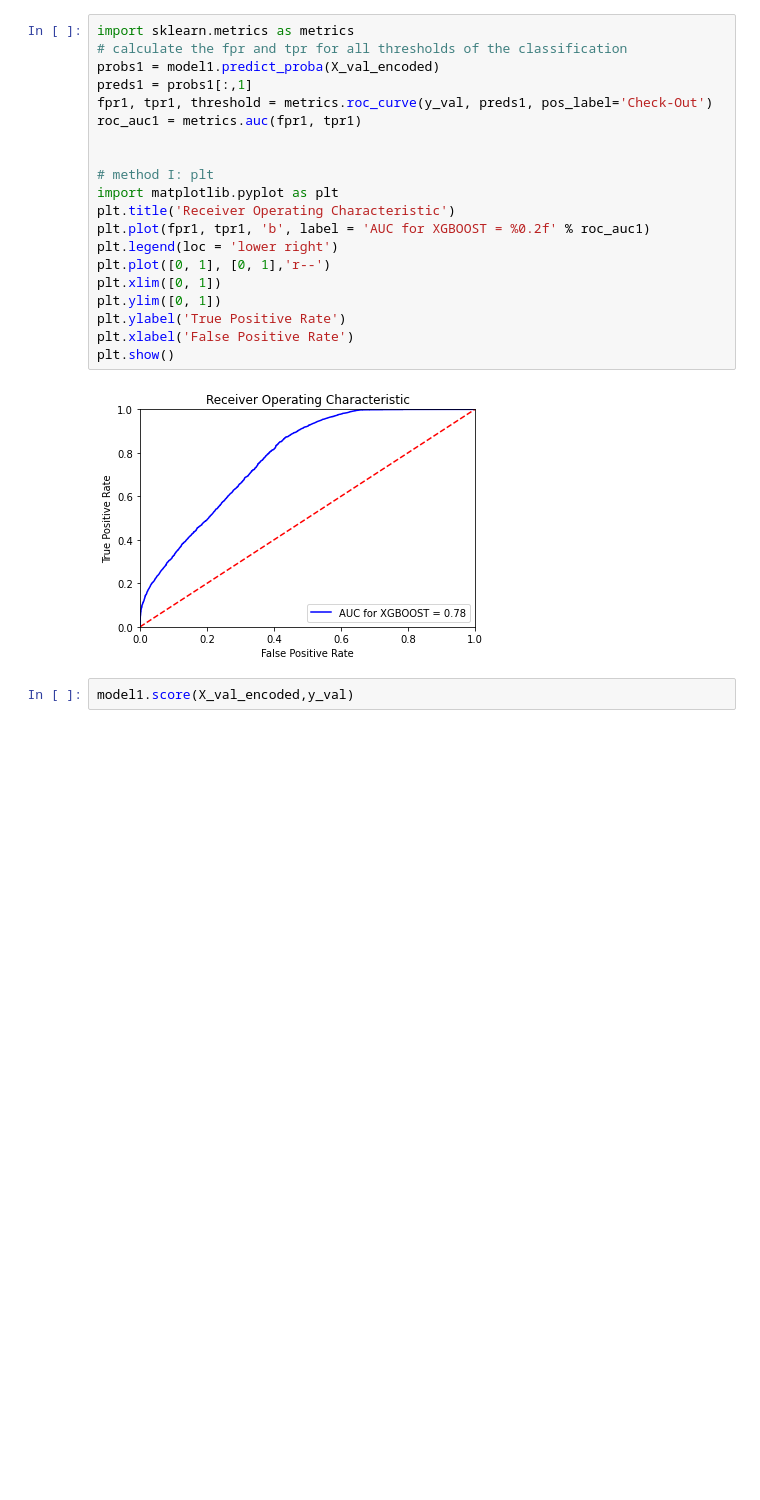
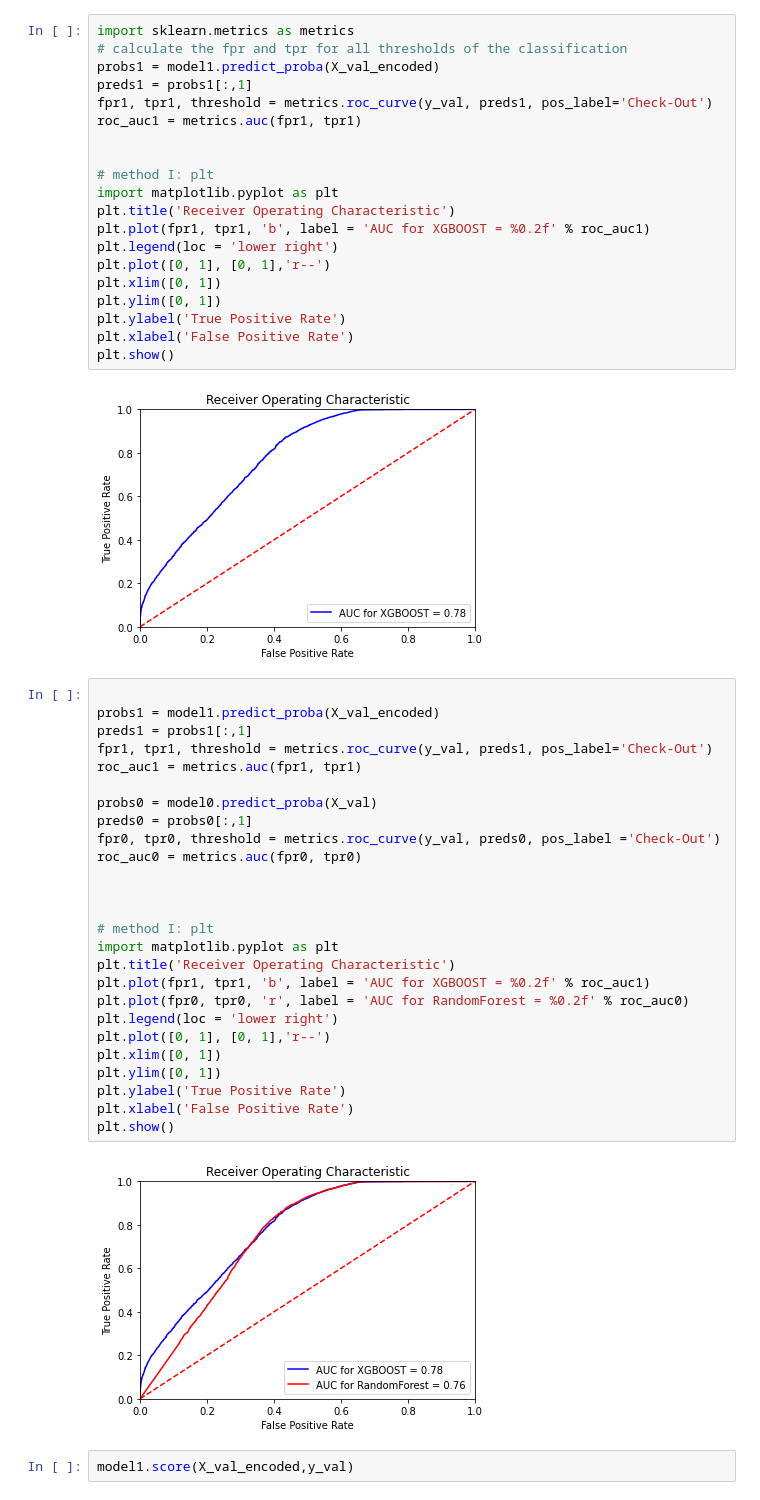
Before and after one commit to JonRivera/Hotel_Check_Out_Project, a Jupyter notebook: notebooks/Unit2_Build_Week_Plotly_Dash_App_Code.ipynb, the cells around one changed output. Drawn from its saved outputs; the diff is of its cells as text; blank space fills up the shorter version.

```diff
--- a/notebooks/Unit2_Build_Week_Plotly_Dash_App_Code.ipynb
+++ b/notebooks/Unit2_Build_Week_Plotly_Dash_App_Code.ipynb
@@ -407,6 +459,34 @@ plt.xlabel('False Positive Rate')
 plt.show()
 # %% [output]
 [figure]
+# %%
+
+probs1 = model1.predict_proba(X_val_encoded)
+preds1 = probs1[:,1]
+fpr1, tpr1, threshold = metrics.roc_curve(y_val, preds1, pos_label='Check-Out')
+roc_auc1 = metrics.auc(fpr1, tpr1)
+
+probs0 = model0.predict_proba(X_val)
+preds0 = probs0[:,1]
+fpr0, tpr0, threshold = metrics.roc_curve(y_val, preds0, pos_label ='Check-Out')
+roc_auc0 = metrics.auc(fpr0, tpr0)
+
+
+
+# method I: plt
+import matplotlib.pyplot as plt
+plt.title('Receiver Operating Characteristic')
+plt.plot(fpr1, tpr1, 'b', label = 'AUC for XGBOOST = %0.2f' % roc_auc1)
+plt.plot(fpr0, tpr0, 'r', label = 'AUC for RandomForest = %0.2f' % roc_auc0)
+plt.legend(loc = 'lower right')
+plt.plot([0, 1], [0, 1],'r--')
+plt.xlim([0, 1])
+plt.ylim([0, 1])
+plt.ylabel('True Positive Rate')
+plt.xlabel('False Positive Rate')
+plt.show()
+# %% [output]
+[figure, added]
 # %%
 model1.score(X_val_encoded,y_val)
 # %% [output]
```
Also changed, not shown: parts of 8 cells of this notebook, 8 other files.
